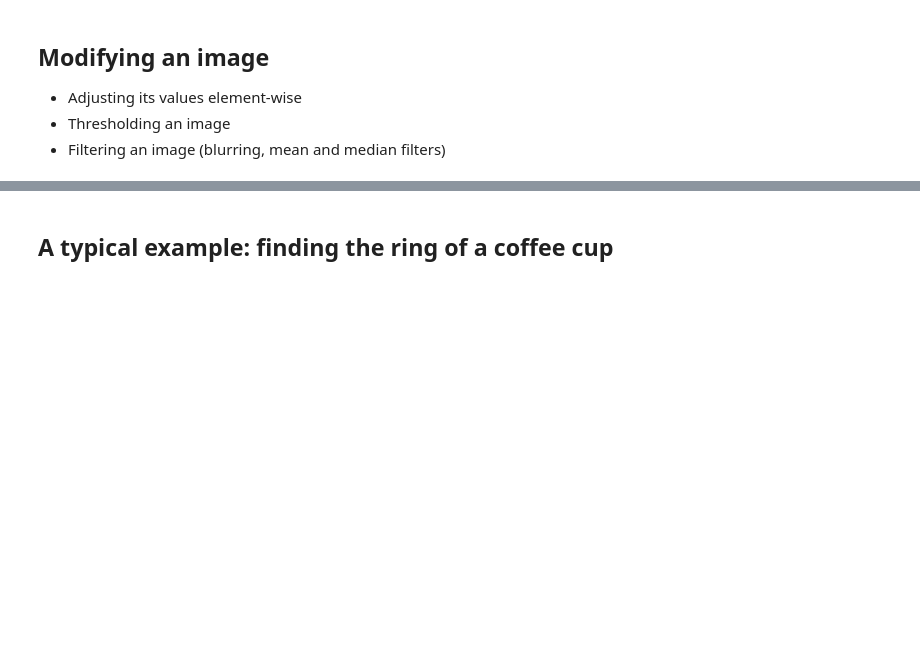
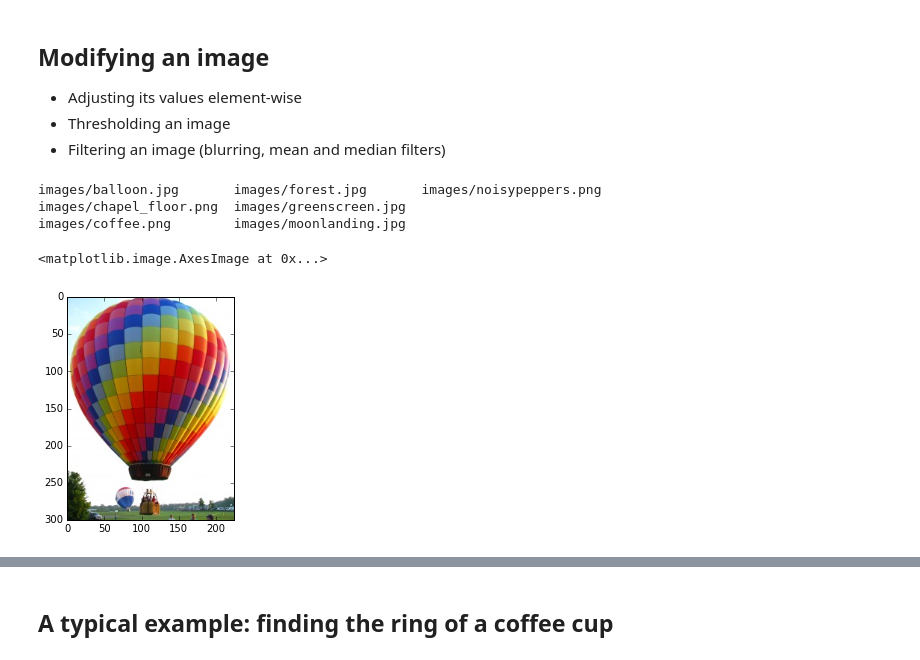
Before and after one commit to stefanv/aims2014, a Jupyter notebook: image_processing_intro.ipynb, the cells around one changed output, grey strips where cells are left out. Cells and saved outputs as stored; diff of their text form; code cells hidden in the pictures; blank space fills up the shorter version.

```diff
--- a/image_processing_intro.ipynb
+++ b/image_processing_intro.ipynb
@@ -162,3 +162,9 @@ then examine it by
 - Adjusting its values element-wise
 - Thresholding an image
 - Filtering an image (blurring, mean and median filters)
+# %%
+ls images/*
+# %% [output]
+images/balloon.jpg       images/forest.jpg       images/noisypeppers.png
+images/chapel_floor.png  images/greenscreen.jpg
+images/coffee.png        images/moonlanding.jpg
@@ -164,0 +175,9 @@ then examine it by
+# %%
+from skimage import img_as_float
+
+image = img_as_float(plt.imread('images/balloon.jpg'))
+# %%
+plt.imshow(image, vmin=0, vmax=1)
+# %% [output]
+<matplotlib.image.AxesImage at 0x...>
+[figure, added]
```
Also changed, not shown: parts of 14 cells of this notebook, 1 other file.
